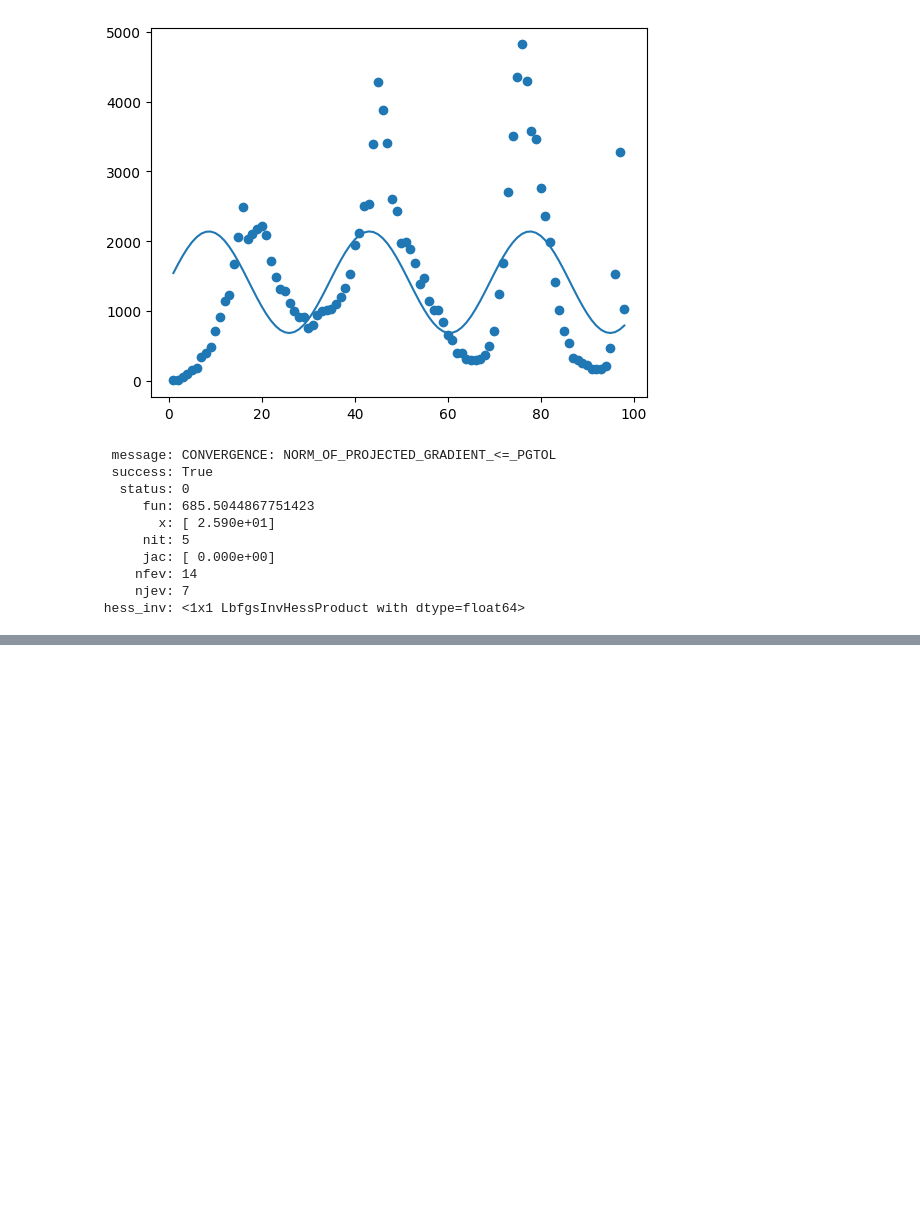
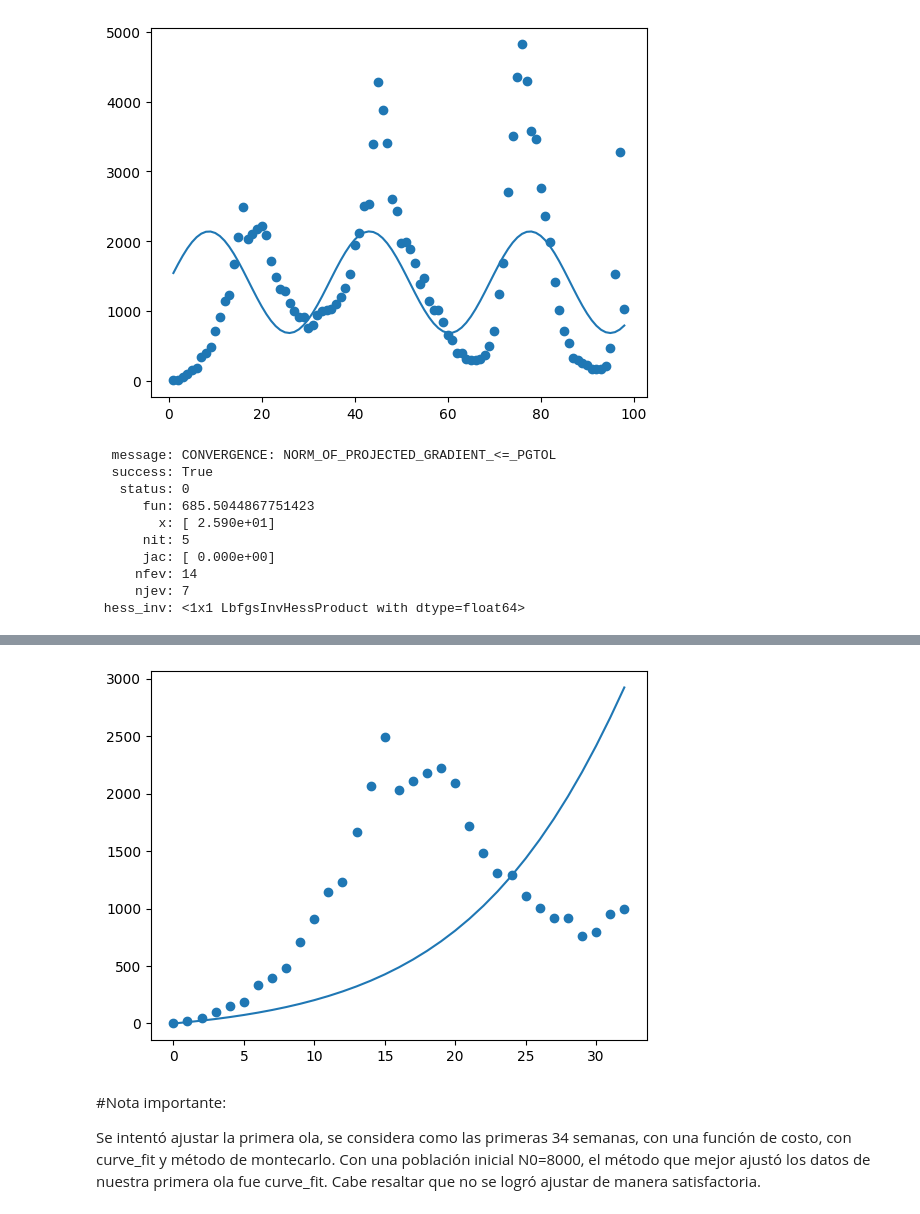
Before and after one commit to HilbertN/Analisis_de_datos_Tareas, a Jupyter notebook: Tarea3_Ajuste_de_parametros.ipynb, the cells around one changed output, grey strips where cells are left out. Cells and saved outputs as stored; diff of their text form; code cells hidden in the pictures; blank space fills up the shorter version.

```diff
--- a/Tarea3_Ajuste_de_parametros.ipynb
+++ b/Tarea3_Ajuste_de_parametros.ipynb
@@ -186,7 +200,7 @@ def SIC(y,t,gamma,beta):
 	S=y[0]
 	I=y[1]
 	C=y[2]
-	N=6583278.0
+	N=S+I
 
 	dS = -beta * S*I/N
 	dI = beta * S*I/N - gamma*I
@@ -283,0 +299,14 @@ plt.show()
+# %%
+#Quitamos duplicados
+df = MCMC.drop_duplicates()
+print(df.shape)
+max_like = df['log_likelihood'].max()
+
+best_parameters = df[df['log_likelihood']==max_like]
+gamma_best = best_parameters['gamma'].values[0]
+beta_best = best_parameters['beta'].values[0]
+print(gamma_best)
+print(beta_best)
+
+#Calculamos intervalo de confianza para ambos parámetros
+MCMC.quantile([0.05,0.95])
@@ -283,0 +320,18 @@ plt.show()
+# %%
+t=np.arange(0,33)
+N0=8000.0
+y0=np.array([N0-1.,1.,0.])
+
+def model(y,t):
+	return SIC(y,t,gamma_best,beta_best)
+model_prediction = odeint(model, y0, t)
+
+plt.plot(t,model_prediction[:,2])
+plt.scatter(t,ola1['positivo'])
+plt.show()
+# %% [output]
+[figure, added]
+# %% [markdown]
+#Nota importante:
+
+Se intentó ajustar la primera ola, se considera como las primeras 34 semanas, con una función de costo, con curve_fit y método de montecarlo. Con una población inicial N0=8000, el método que mejor ajustó los datos de nuestra primera ola fue curve_fit. Cabe resaltar que no se logró ajustar de manera satisfactoria.
```
Also changed, not shown: parts of 11 cells of this notebook.
